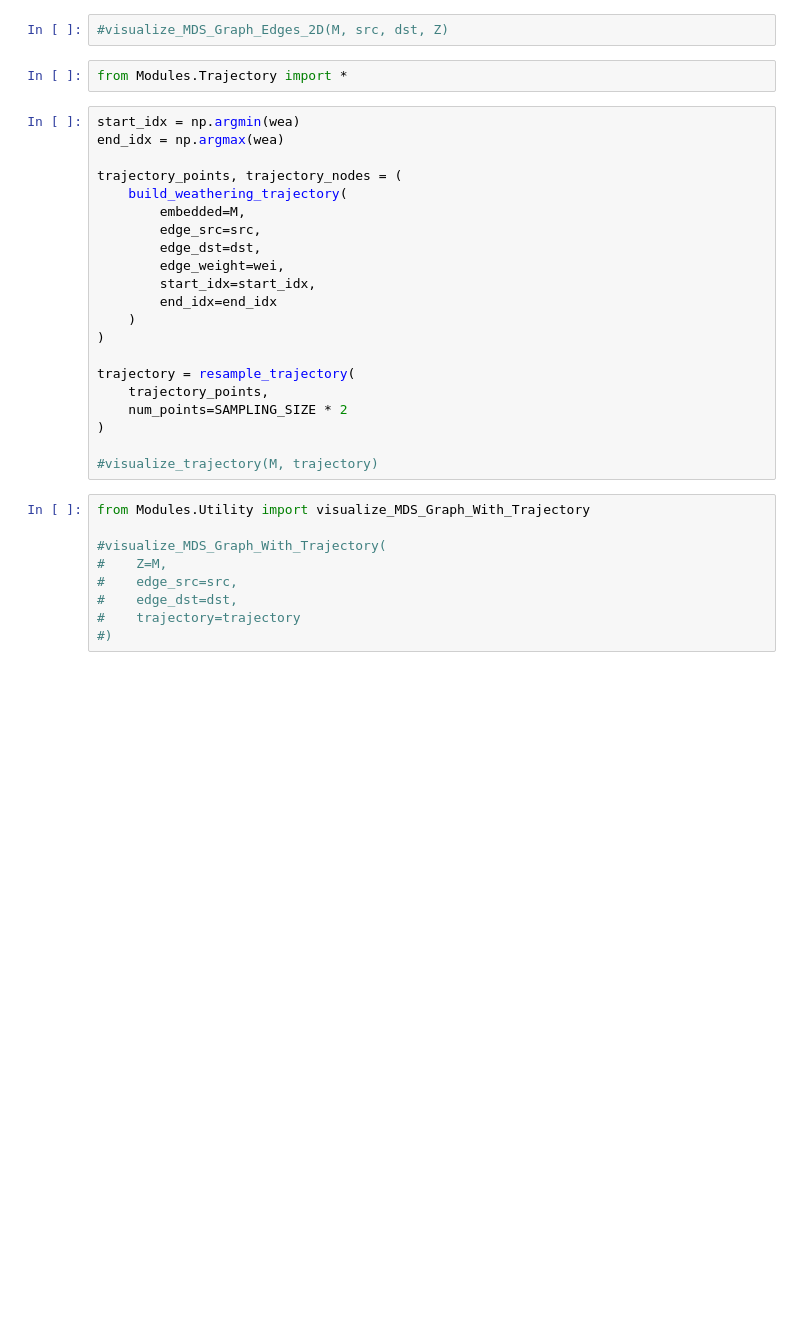
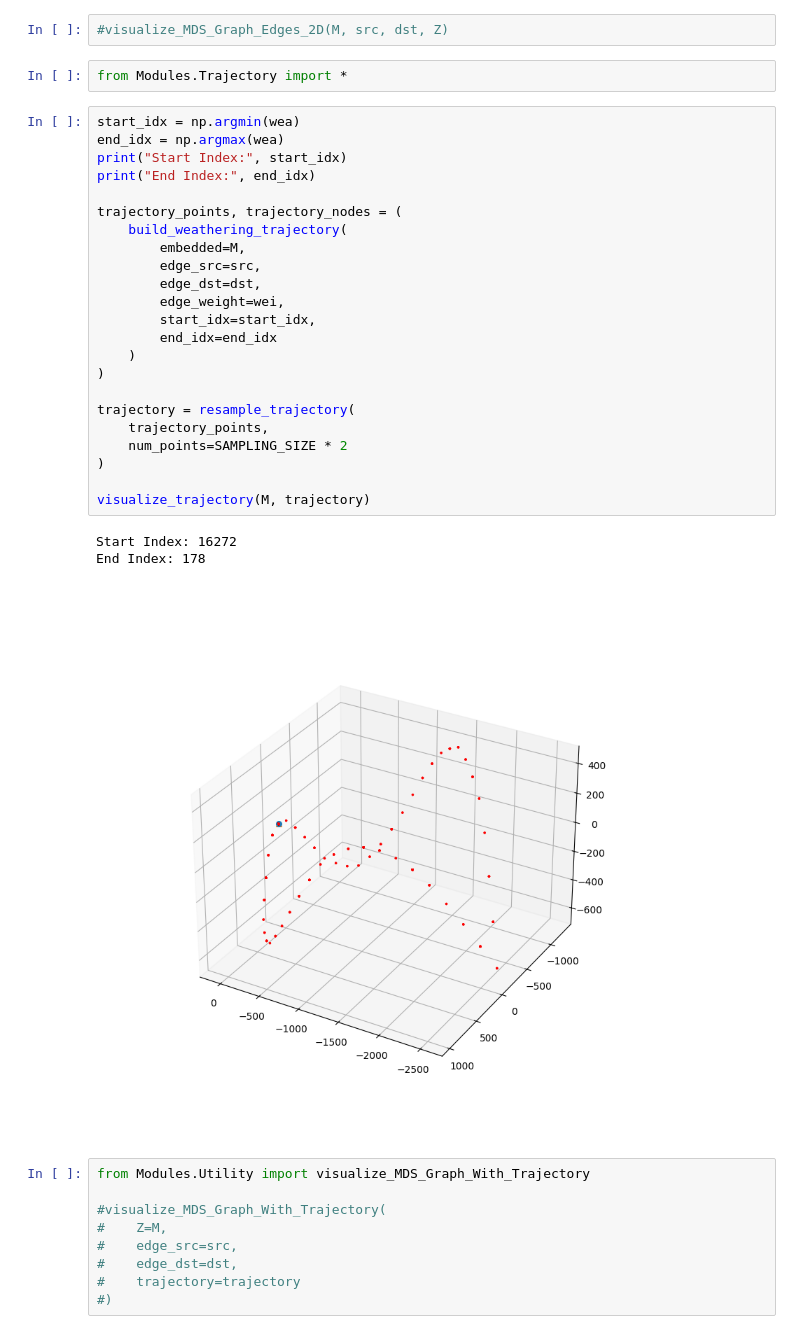
Before and after one commit to Paek-geonhee/2026CapstoneDesign_08_01, a Jupyter notebook: Content/03Python/AppearanceManifold/Test_Image.ipynb, the cells around one changed output. Cells and saved outputs as stored; diff of their text form; blank space fills up the shorter version.

```diff
--- a/Content/03Python/AppearanceManifold/Test_Image.ipynb
+++ b/Content/03Python/AppearanceManifold/Test_Image.ipynb
@@ -123,24 +135,30 @@ from Modules.Trajectory import *
 # %%
 start_idx = np.argmin(wea)
 end_idx = np.argmax(wea)
+print("Start Index:", start_idx)
+print("End Index:", end_idx)
 
 trajectory_points, trajectory_nodes = (
     build_weathering_trajectory(
         embedded=M,
         edge_src=src,
         edge_dst=dst,
         edge_weight=wei,
         start_idx=start_idx,
         end_idx=end_idx
     )
 )
 
 trajectory = resample_trajectory(
     trajectory_points,
     num_points=SAMPLING_SIZE * 2
 )
 
-#visualize_trajectory(M, trajectory)
+visualize_trajectory(M, trajectory)
+# %% [output]
+Start Index: 16272
+End Index: 178
+[figure, added]
 # %%
 from Modules.Utility import visualize_MDS_Graph_With_Trajectory
 
```
Also changed, not shown: parts of 9 cells of this notebook, 49 other files.
